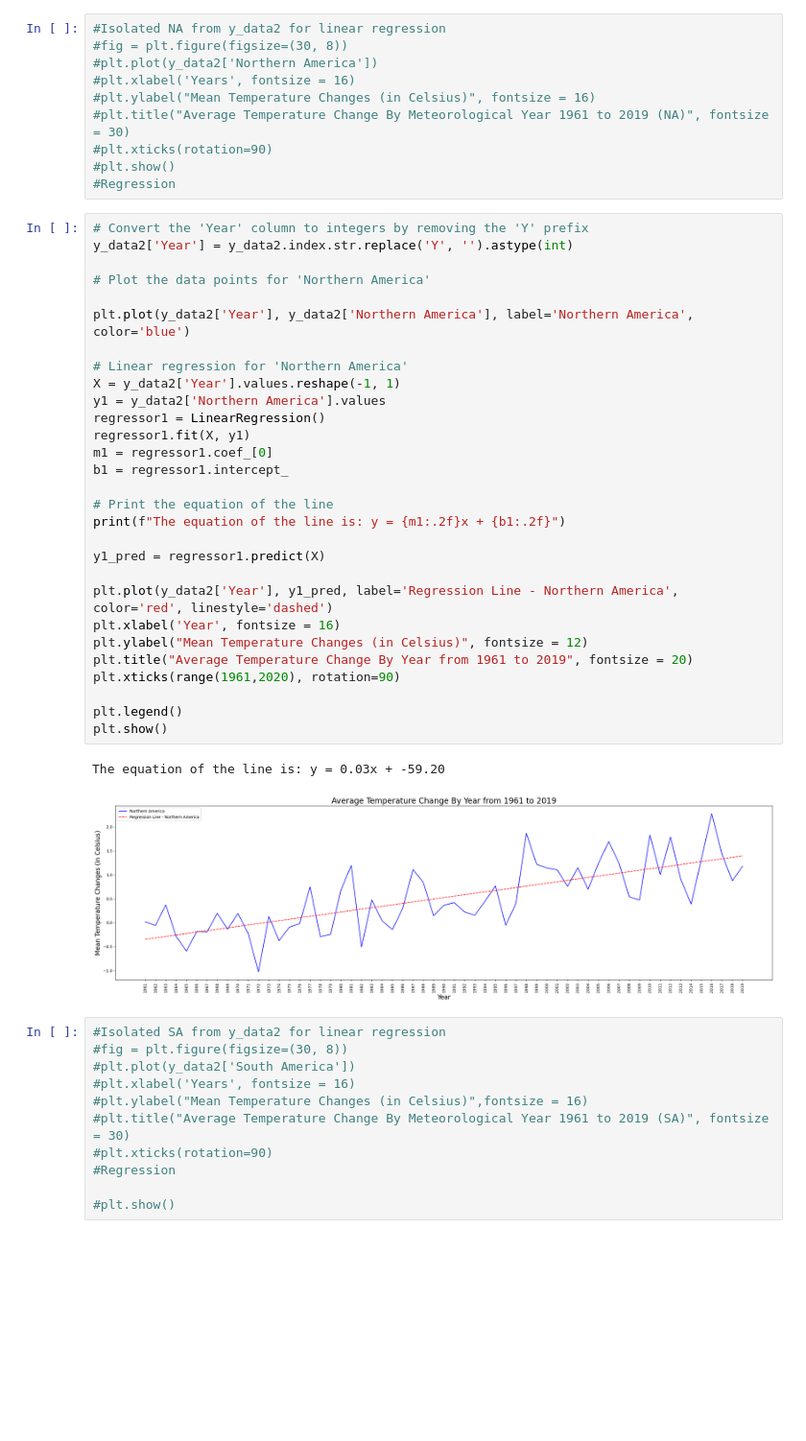
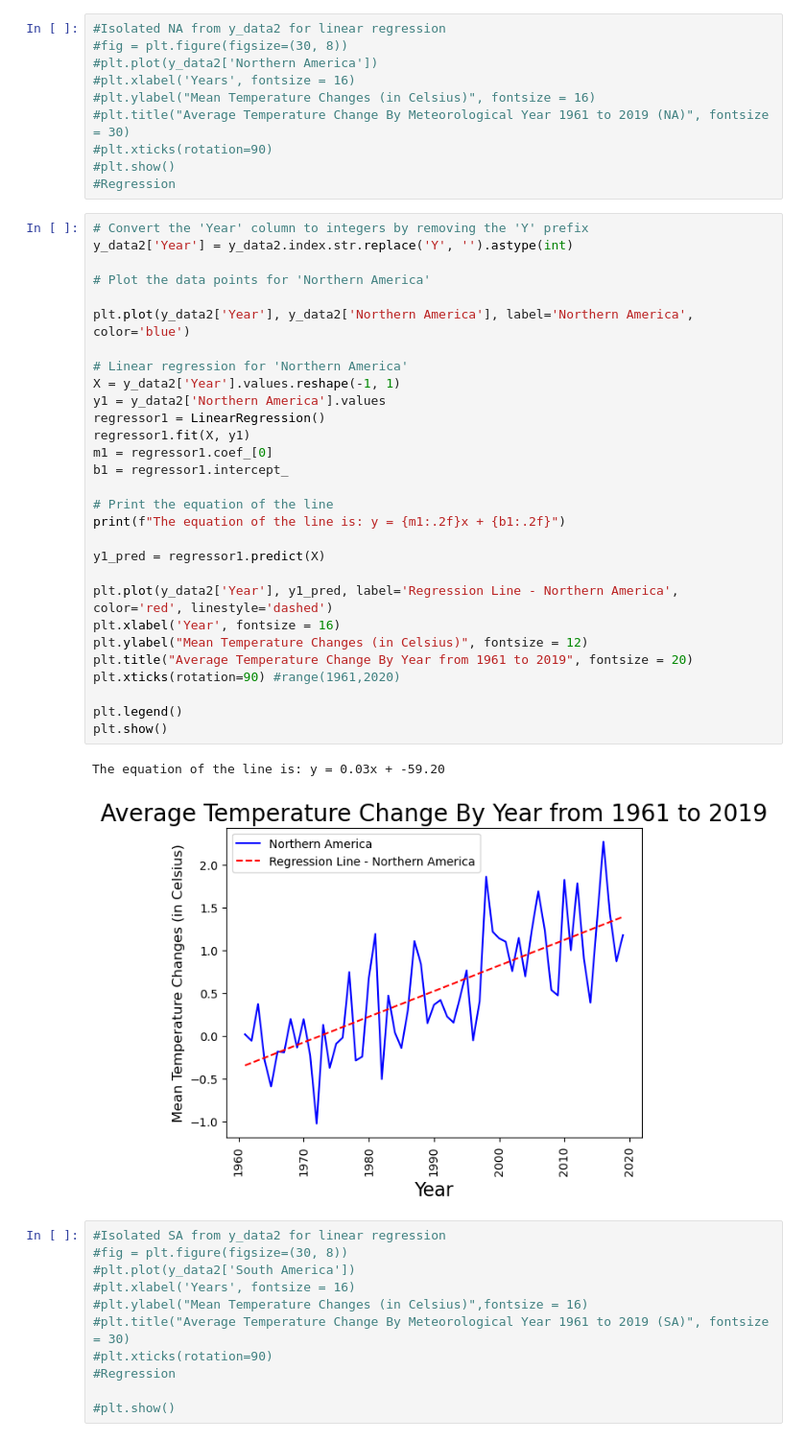
Before and after one commit to Tmoht1015/2Group-Project-All-Stars, a Jupyter notebook: NSAmericaTemps.ipynb, the cells around one changed output. Shown at 96% size. Saved outputs shown, nothing was run; the diff lists cells and outputs as text; blank space fills up the shorter version.

```diff
--- a/NSAmericaTemps.ipynb
+++ b/NSAmericaTemps.ipynb
@@ -63,35 +47,35 @@ plt.show()
 # %%
 # Convert the 'Year' column to integers by removing the 'Y' prefix
 y_data2['Year'] = y_data2.index.str.replace('Y', '').astype(int)
 
 # Plot the data points for 'Northern America'
 
 plt.plot(y_data2['Year'], y_data2['Northern America'], label='Northern America', color='blue')
 
 # Linear regression for 'Northern America'
 X = y_data2['Year'].values.reshape(-1, 1)
 y1 = y_data2['Northern America'].values
 regressor1 = LinearRegression()
 regressor1.fit(X, y1)
 m1 = regressor1.coef_[0]
 b1 = regressor1.intercept_
 
 # Print the equation of the line
 print(f"The equation of the line is: y = {m1:.2f}x + {b1:.2f}")
 
 y1_pred = regressor1.predict(X)
 
 plt.plot(y_data2['Year'], y1_pred, label='Regression Line - Northern America', color='red', linestyle='dashed')
 plt.xlabel('Year', fontsize = 16)
 plt.ylabel("Mean Temperature Changes (in Celsius)", fontsize = 12)
 plt.title("Average Temperature Change By Year from 1961 to 2019", fontsize = 20)
-plt.xticks(range(1961,2020), rotation=90)
+plt.xticks(rotation=90) #range(1961,2020)
 
 plt.legend()
 plt.show()
 # %% [output]
 The equation of the line is: y = 0.03x + -59.20
-[figure, old version]
+[figure, new version]
 # %%
 #Isolated SA from y_data2 for linear regression
 #fig = plt.figure(figsize=(30, 8))
```
Also changed, not shown: parts of 23 cells of this notebook.
